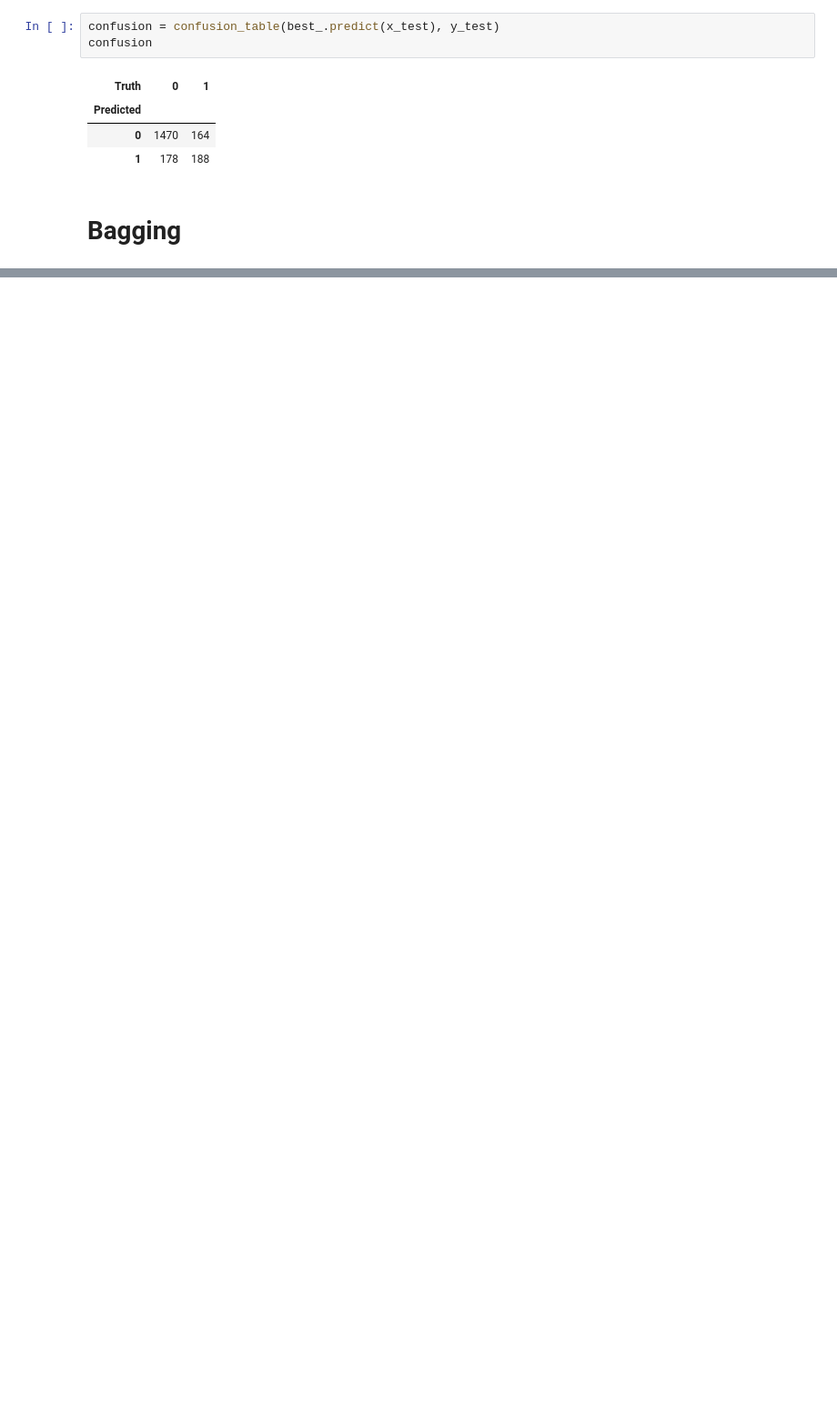
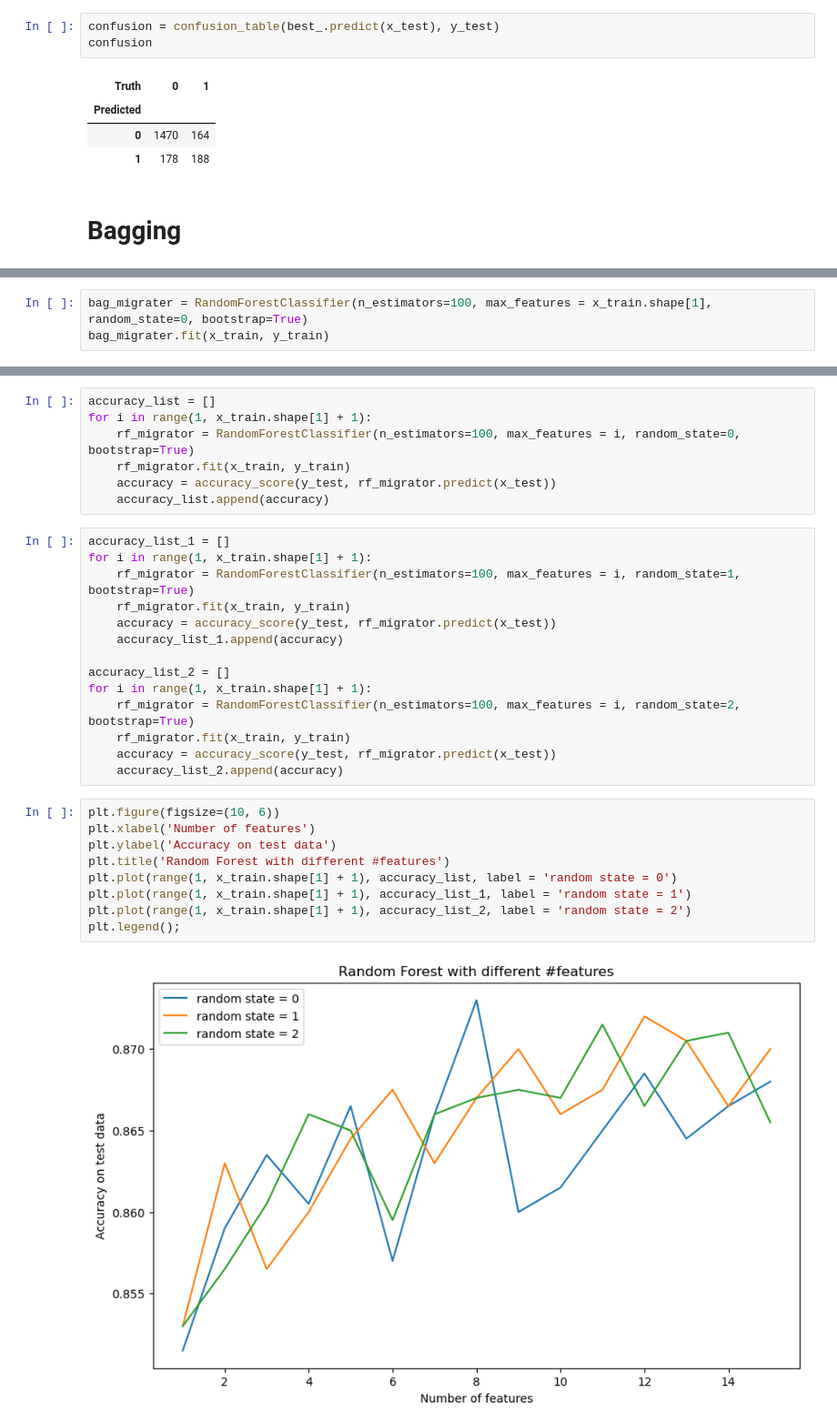
Before and after one commit to Chrillemis/AppStatProject, a Jupyter notebook: PlotsAndInitGLM/Frederik code.ipynb, the cells around one changed output, grey strips where cells are left out. Shown at 91% size. Saved outputs shown, nothing was run; the diff lists cells and outputs as text; blank space fills up the shorter version.

```diff
--- a/PlotsAndInitGLM/Frederik code.ipynb
+++ b/PlotsAndInitGLM/Frederik code.ipynb
@@ -238,0 +244,3 @@ confusion
+# %%
+bag_migrater = RandomForestClassifier(n_estimators=100, max_features = x_train.shape[1], random_state=0, bootstrap=True)
+bag_migrater.fit(x_train, y_train)
@@ -238,0 +279,32 @@ confusion
+# %%
+accuracy_list = []
+for i in range(1, x_train.shape[1] + 1):
+    rf_migrator = RandomForestClassifier(n_estimators=100, max_features = i, random_state=0, bootstrap=True)
+    rf_migrator.fit(x_train, y_train)
+    accuracy = accuracy_score(y_test, rf_migrator.predict(x_test))
+    accuracy_list.append(accuracy)
+# %%
+accuracy_list_1 = []
+for i in range(1, x_train.shape[1] + 1):
+    rf_migrator = RandomForestClassifier(n_estimators=100, max_features = i, random_state=1, bootstrap=True)
+    rf_migrator.fit(x_train, y_train)
+    accuracy = accuracy_score(y_test, rf_migrator.predict(x_test))
+    accuracy_list_1.append(accuracy)
+
+accuracy_list_2 = []
+for i in range(1, x_train.shape[1] + 1):
+    rf_migrator = RandomForestClassifier(n_estimators=100, max_features = i, random_state=2, bootstrap=True)
+    rf_migrator.fit(x_train, y_train)
+    accuracy = accuracy_score(y_test, rf_migrator.predict(x_test))
+    accuracy_list_2.append(accuracy)
+# %%
+plt.figure(figsize=(10, 6))
+plt.xlabel('Number of features')
+plt.ylabel('Accuracy on test data')
+plt.title('Random Forest with different #features')
+plt.plot(range(1, x_train.shape[1] + 1), accuracy_list, label = 'random state = 0')
+plt.plot(range(1, x_train.shape[1] + 1), accuracy_list_1, label = 'random state = 1')
+plt.plot(range(1, x_train.shape[1] + 1), accuracy_list_2, label = 'random state = 2')
+plt.legend();
+# %% [output]
+[figure, added]
```
Also changed, not shown: parts of 18 cells of this notebook.
